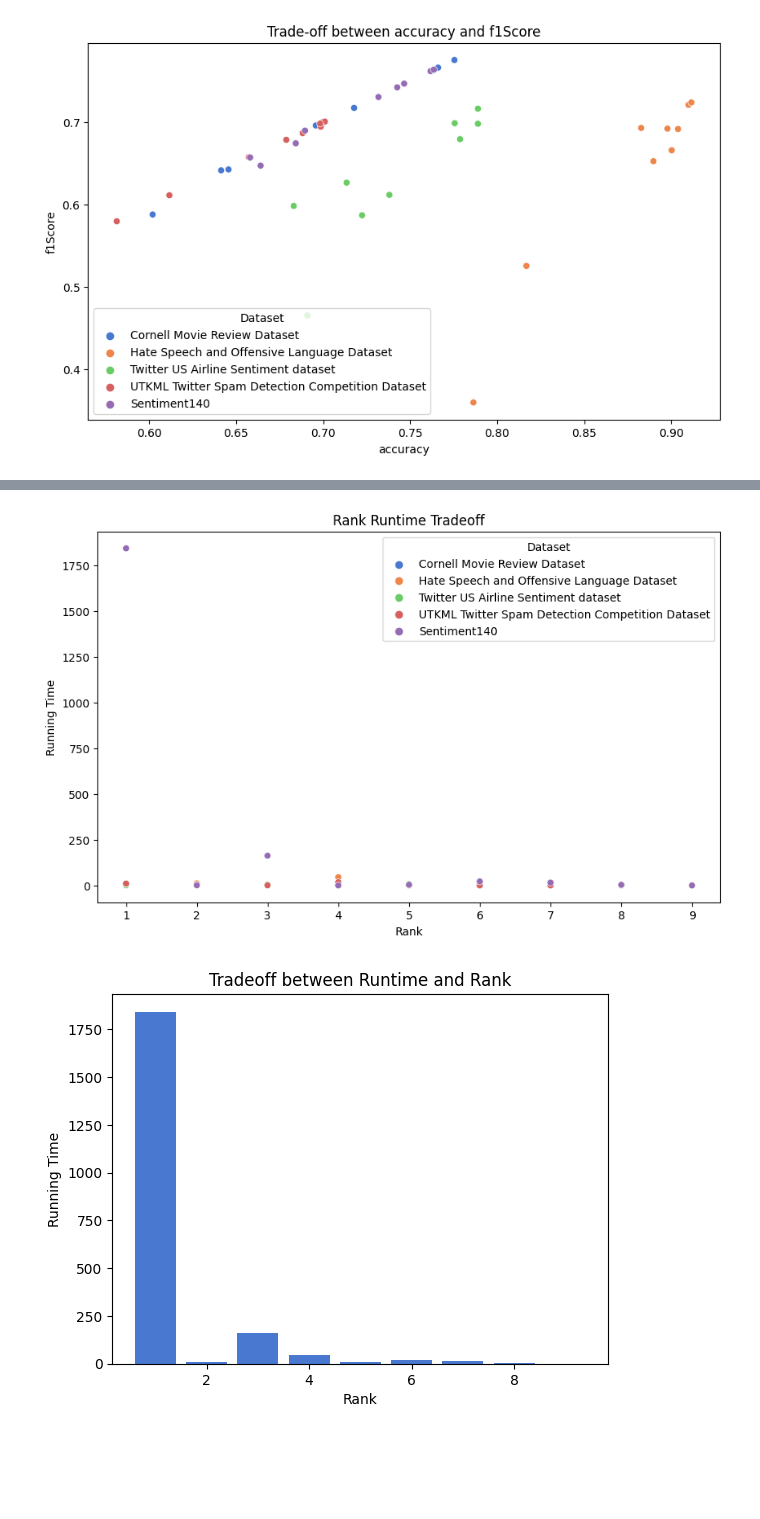
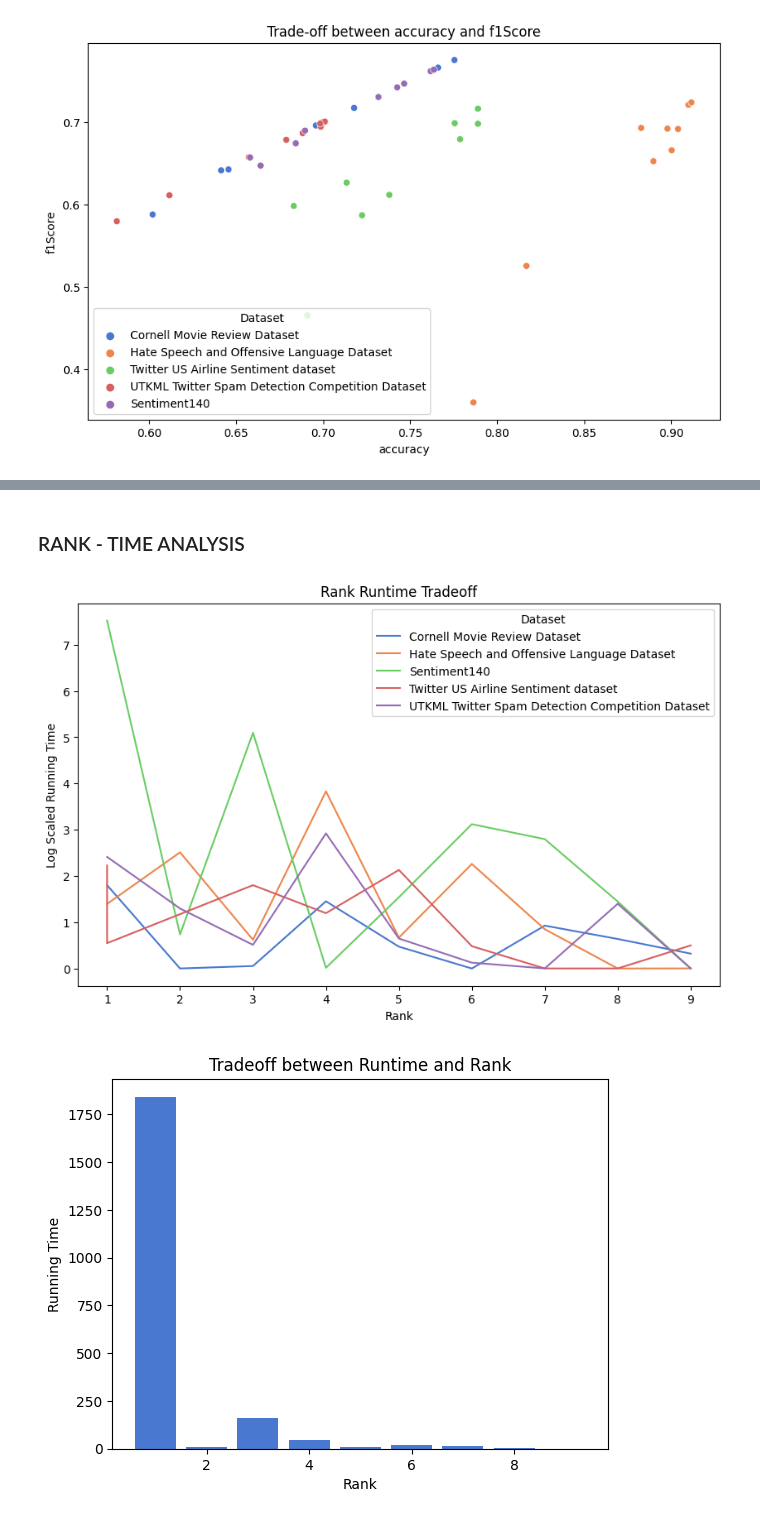
Before and after one commit to thecodizt/SentimentAnalysisModelStatistics, a Jupyter notebook: Analysis/Model Performance.ipynb, the cells around one changed output, grey strips where cells are left out. Cells and saved outputs as stored; diff of their text form; code cells hidden in the pictures; blank space fills up the shorter version.

Commit message:
Updated model analysis

```diff
--- a/Analysis/Model Performance.ipynb
+++ b/Analysis/Model Performance.ipynb
@@ -232,28 +242,42 @@ plot_ranks(data)
+# %% [markdown]
+### RANK - TIME ANALYSIS
 # %%
+from sklearn.preprocessing import FunctionTransformer
+import numpy as np
+
 def plot_rank_runtime_tradeoff(data):
+    # Drop rows with missing values
+    data = data.dropna()
+
+    # Scale the running time values using a log scaler
+    log_scaler = FunctionTransformer(np.log1p)
+    data['scaled_running_time'] = log_scaler.transform(data[['running_time']])
+
+    # Sort the data by rank
+    data = data.sort_values('rank')
+
     # Set the width and height of the figure
     plt.figure(figsize=(10,6))
 
-    # Set the color palette
-    sns.set_palette('muted')
-
-    # Create a scatter plot to visualize the rank runtime tradeoff
-    sns.scatterplot(x='rank', y='running_time', hue='dataset', data=data)
+    # Create a line plot to visualize the rank runtime tradeoff for each dataset
+    for dataset_name, dataset_data in data.groupby('dataset'):
+        plt.plot(dataset_data['rank'], dataset_data['scaled_running_time'], label=dataset_name)
 
     # Add labels and title
     plt.xlabel('Rank')
-    plt.ylabel('Running Time')
+    plt.ylabel('Log Scaled Running Time')
     plt.title('Rank Runtime Tradeoff')
 
     # Add a legend
     plt.legend(title='Dataset')
 
     # Show the plot
     plt.show()
 
+# Example usage: plot data for all datasets
 plot_rank_runtime_tradeoff(data)
 # %% [output]
-[figure, old version]
+[figure, new version]
 # %%
 plt.bar(data['rank'], data['running_time'])
 plt.xlabel('Rank')
```
Also changed, not shown: parts of 14 cells of this notebook.
